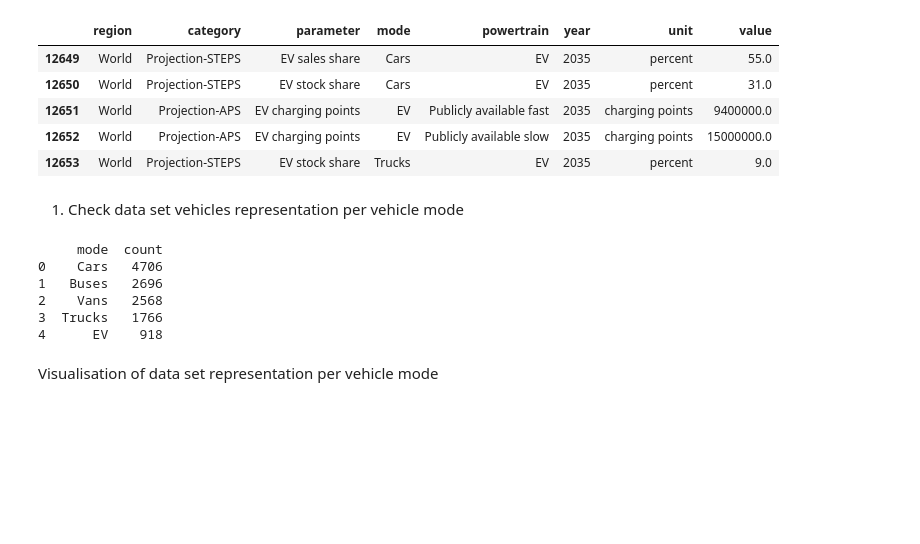
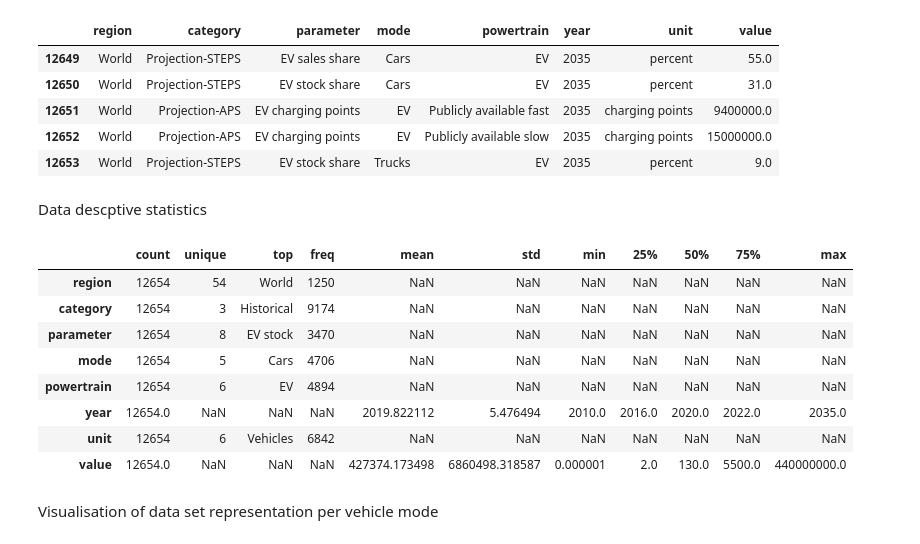
Before and after one commit to Emmanuel913-sketch/Global-Electric-Vehicle-sales-trends-from-2010-2024, a Jupyter notebook: jupyter_notebooks/visualisations.ipynb, the cells around one changed output. Cells and saved outputs as stored; diff of their text form; code cells hidden in the pictures; blank space fills up the shorter version.

```diff
--- a/jupyter_notebooks/visualisations.ipynb
+++ b/jupyter_notebooks/visualisations.ipynb
@@ -38,0 +41,5 @@ import plotly.express as px
+# %%
+df = pd.read_csv ("cleaned-file\\cleaned.csv")
+vehicle_mode_count = df['mode'].value_counts().reset_index()
+vehicle_mode_count.columns = ['mode', 'count']
+print(vehicle_mode_count)
@@ -48,20 +62,21 @@ df.tail()
 | 12651 | World | Projection-APS | EV charging points | EV | Publicly available fast | 2035 | charging points | 9400000.0 |
 | 12652 | World | Projection-APS | EV charging points | EV | Publicly available slow | 2035 | charging points | 15000000.0 |
 | 12653 | World | Projection-STEPS | EV stock share | Trucks | EV | 2035 | percent | 9.0 |
-# %% [markdown]
-1. Check data set vehicles representation per vehicle mode
-# %%
-data = pd.read_csv ("cleaned-file\\cleaned.csv")
-vehicle_mode_count = data['mode'].value_counts().reset_index()
-vehicle_mode_count.columns = ['mode', 'count']
-print(vehicle_mode_count)
-# %% [output]
-     mode  count
-0    Cars   4706
-1   Buses   2696
-2    Vans   2568
-3  Trucks   1766
-4      EV    918
+# %% [markdown]
+Data descptive statistics
+# %%
+
+df.describe(include = "all").T
+# %% [output]
+|  | count | unique | top | freq | mean | std | min | 25% | 50% | 75% | max |
+| region | 12654 | 54 | World | 1250 | NaN | NaN | NaN | NaN | NaN | NaN | NaN |
+| category | 12654 | 3 | Historical | 9174 | NaN | NaN | NaN | NaN | NaN | NaN | NaN |
+| parameter | 12654 | 8 | EV stock | 3470 | NaN | NaN | NaN | NaN | NaN | NaN | NaN |
+| mode | 12654 | 5 | Cars | 4706 | NaN | NaN | NaN | NaN | NaN | NaN | NaN |
+| powertrain | 12654 | 6 | EV | 4894 | NaN | NaN | NaN | NaN | NaN | NaN | NaN |
+| year | 12654.0 | NaN | NaN | NaN | 2019.822112 | 5.476494 | 2010.0 | 2016.0 | 2020.0 | 2022.0 | 2035.0 |
+| unit | 12654 | 6 | Vehicles | 6842 | NaN | NaN | NaN | NaN | NaN | NaN | NaN |
+| value | 12654.0 | NaN | NaN | NaN | 427374.173498 | 6860498.318587 | 0.000001 | 2.0 | 130.0 | 5500.0 | 440000000.0 |
 # %% [markdown]
 Visualisation of data set representation per vehicle mode
 # %%
```
Also changed, not shown: parts of 10 cells of this notebook.
